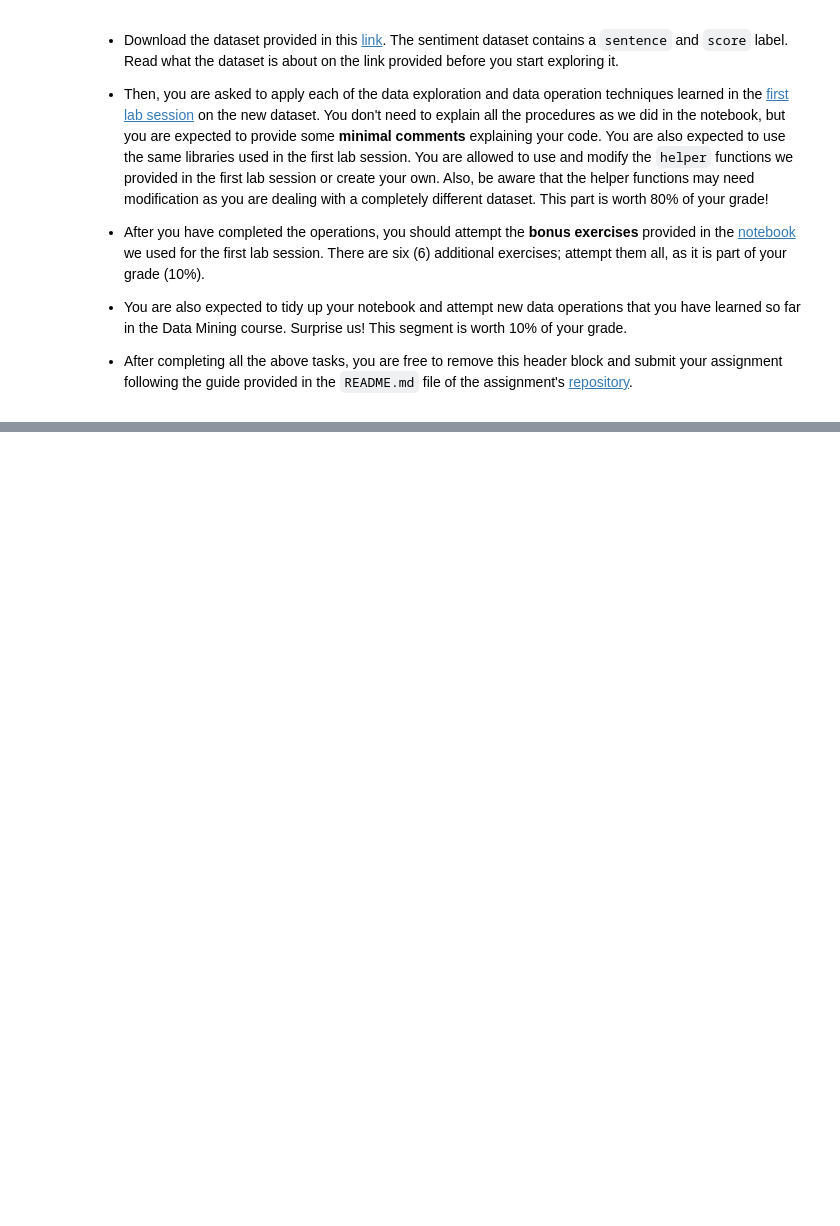
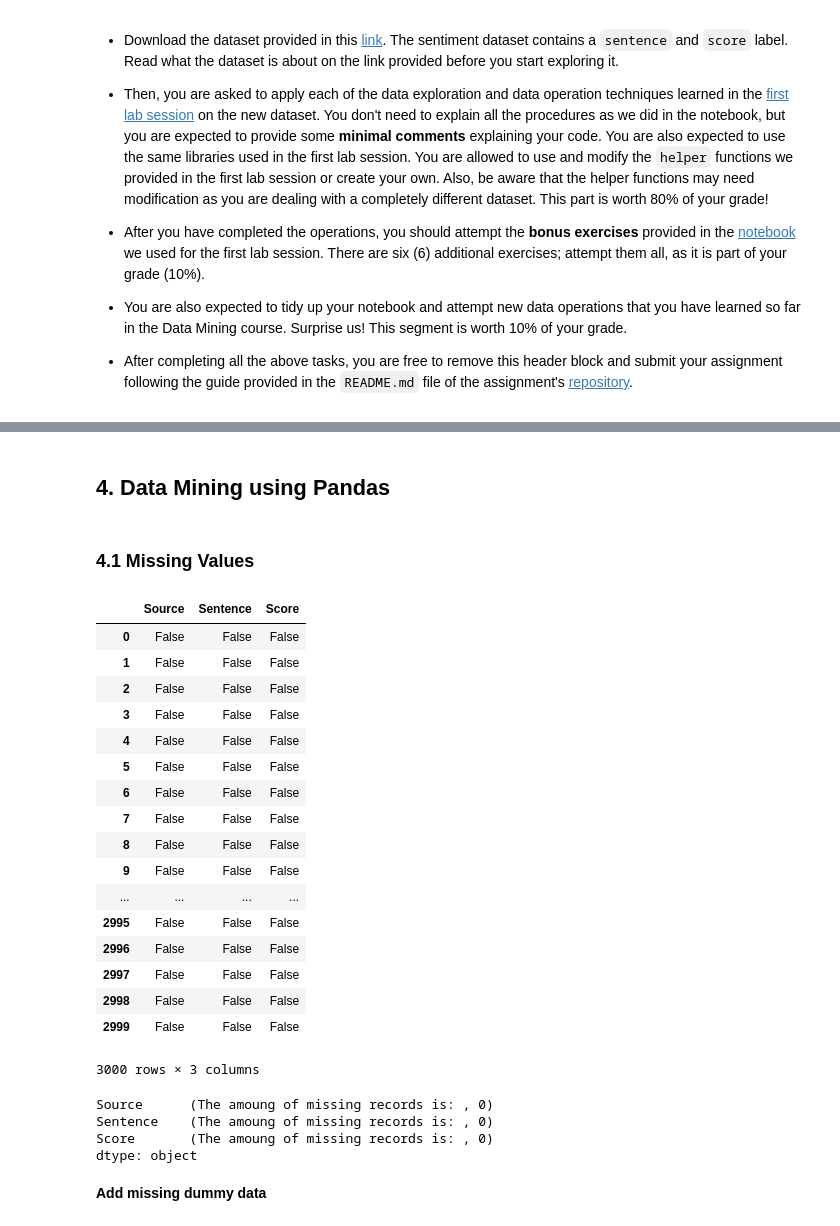
Before and after one commit to niraj221/data_mining_hw_1, a Jupyter notebook: hw_1.ipynb, the cells around one changed output, grey strips where cells are left out. Saved outputs shown, nothing was run; the diff lists cells and outputs as text; code cells hidden in the pictures; blank space fills up the shorter version.

```diff
--- a/hw_1.ipynb
+++ b/hw_1.ipynb
@@ -96,0 +155,35 @@ data_train[0:10]
+# %% [markdown]
+## 4. Data Mining using Pandas
+# %% [markdown]
+### 4.1 Missing Values
+# %%
+# Check if we have null values
+X.isnull()
+# %% [output]
+|  | Source | Sentence | Score |
+| 0 | False | False | False |
+| 1 | False | False | False |
+| 2 | False | False | False |
+| 3 | False | False | False |
+| 4 | False | False | False |
+| 5 | False | False | False |
+| 6 | False | False | False |
+| 7 | False | False | False |
+| 8 | False | False | False |
+| 9 | False | False | False |
+| ... | ... | ... | ... |
+| 2995 | False | False | False |
+| 2996 | False | False | False |
+| 2997 | False | False | False |
+| 2998 | False | False | False |
+| 2999 | False | False | False |
+3000 rows × 3 columns
+# %%
+X.isnull().apply(lambda x: dmh.check_missing_values(x))
+# %% [output]
+Source      (The amoung of missing records is: , 0)
+Sentence    (The amoung of missing records is: , 0)
+Score       (The amoung of missing records is: , 0)
+dtype: object
+# %% [markdown]
+**Add missing dummy data**
```
Also changed, not shown: parts of 46 cells of this notebook, 2 other files.
